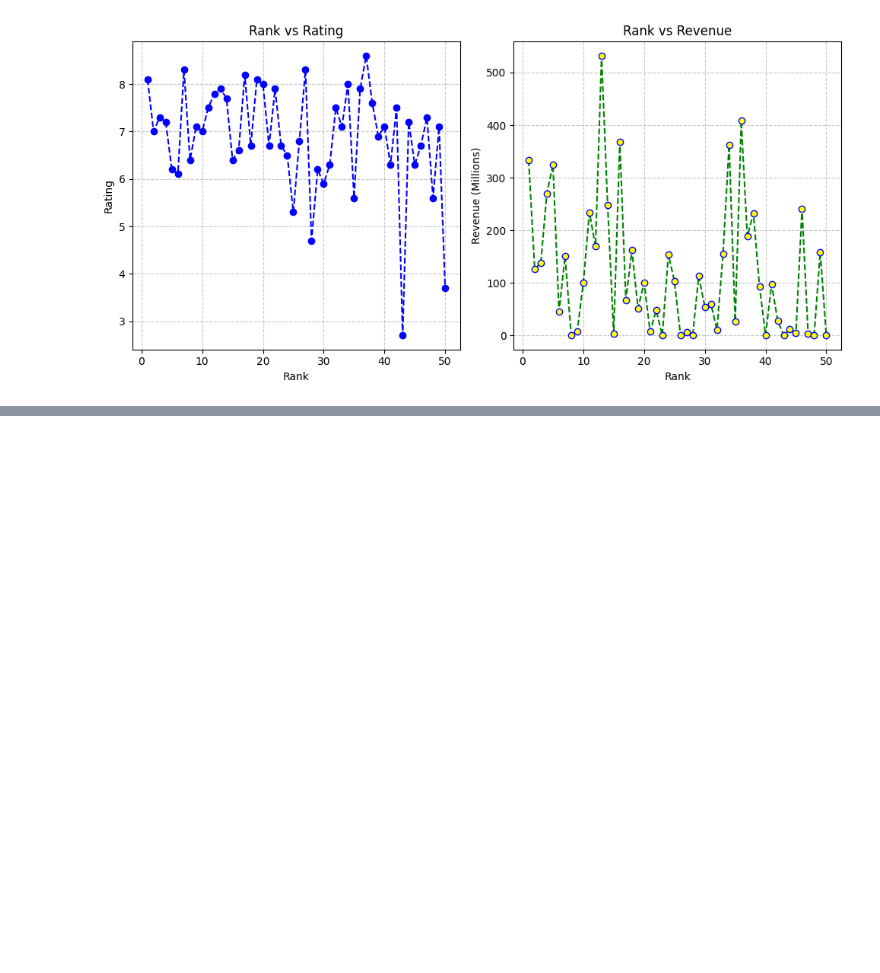
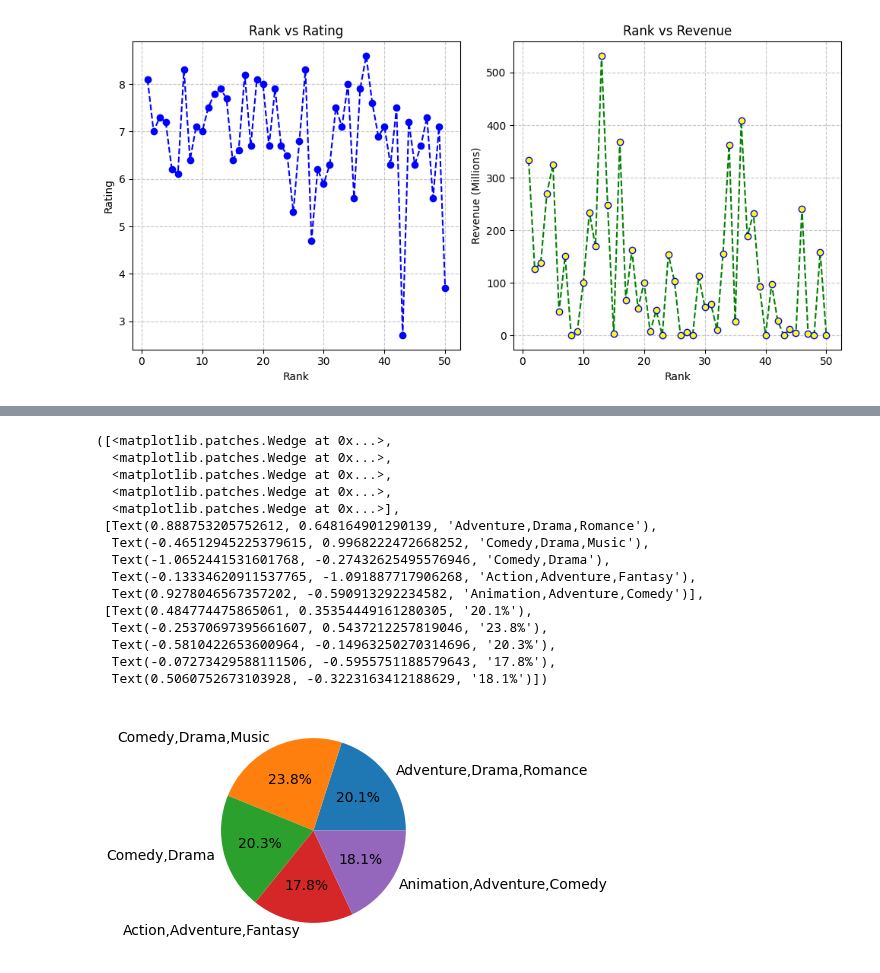
Before and after one commit to arashniroomand/MachineLearning, a Jupyter notebook: Practical_MasterClass/Matplotlib.ipynb, the cells around one changed output, grey strips where cells are left out. Drawn from its saved outputs; the diff is of its cells as text; code cells hidden in the pictures; blank space fills up the shorter version.

Commit message:
End of Matplotlib Practices

```diff
--- a/Practical_MasterClass/Matplotlib.ipynb
+++ b/Practical_MasterClass/Matplotlib.ipynb
@@ -395,0 +397,3 @@ plt.show()
+# %%
+imdb_5 = imdb.sample(5)
+imdb_5
@@ -395,0 +407,20 @@ plt.show()
+# %%
+plt.figure(figsize = (3, 3))
+plt.pie(imdb_5['Rating'], labels = imdb_5['Genre'], autopct='%1.1f%%')
+# %% [output]
+([<matplotlib.patches.Wedge at 0x...>,
+  <matplotlib.patches.Wedge at 0x...>,
+  <matplotlib.patches.Wedge at 0x...>,
+  <matplotlib.patches.Wedge at 0x...>,
+  <matplotlib.patches.Wedge at 0x...>],
+ [Text(0.888753205752612, 0.648164901290139, 'Adventure,Drama,Romance'),
+  Text(-0.46512945225379615, 0.9968222472668252, 'Comedy,Drama,Music'),
+  Text(-1.0652441531601768, -0.27432625495576946, 'Comedy,Drama'),
+  Text(-0.13334620911537765, -1.091887717906268, 'Action,Adventure,Fantasy'),
+  Text(0.9278046567357202, -0.590913292234582, 'Animation,Adventure,Comedy')],
+ [Text(0.484774475865061, 0.35354449161280305, '20.1%'),
+  Text(-0.25370697395661607, 0.5437212257819046, '23.8%'),
+  Text(-0.5810422653600964, -0.14963250270314696, '20.3%'),
+  Text(-0.07273429588111506, -0.5955751188579643, '17.8%'),
+  Text(0.5060752673103928, -0.3223163412188629, '18.1%')])
+[figure, added]
```
Also changed, not shown: parts of 2 cells of this notebook.
